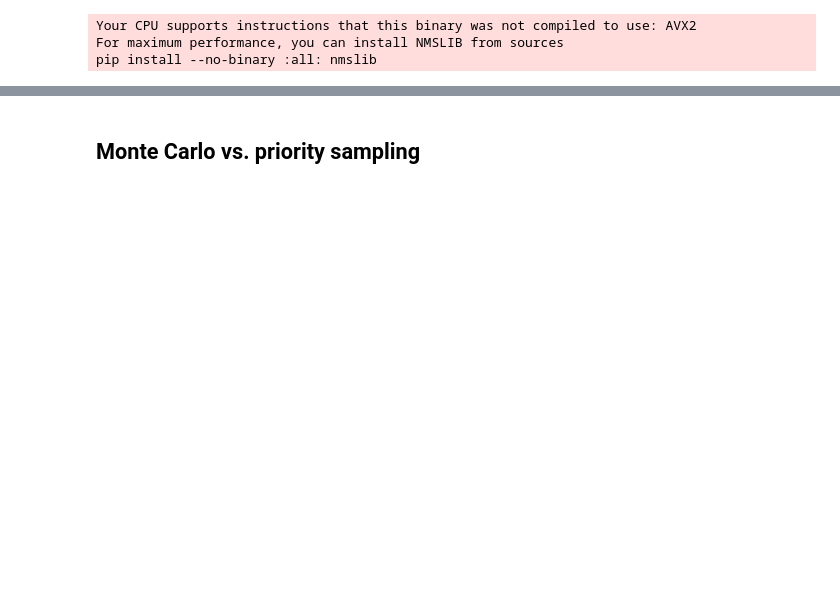
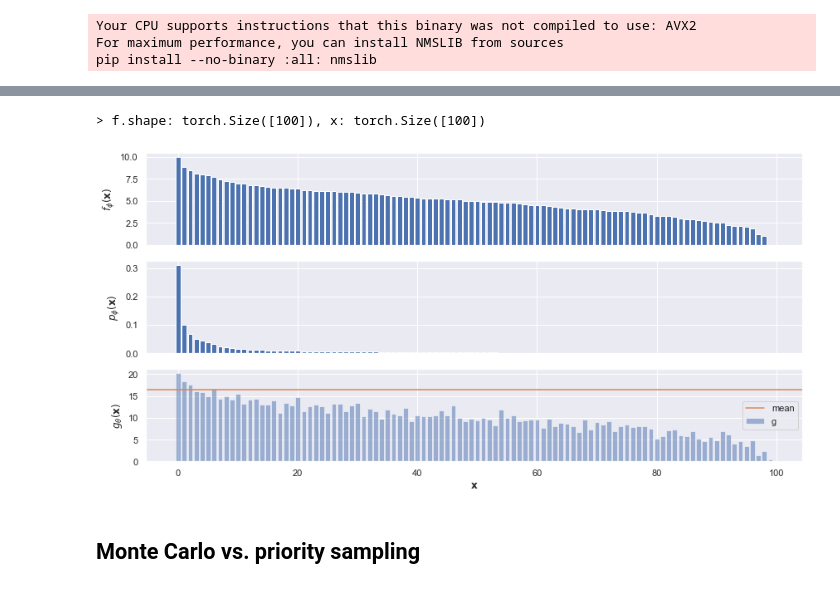
Before and after one commit to FindZebra/fz-openqa, a Jupyter notebook: notebooks/priority_sampling.ipynb, the cells around one changed output, grey strips where cells are left out. Cells and saved outputs as stored; diff of their text form; code cells hidden in the pictures; blank space fills up the shorter version.

```diff
--- a/notebooks/priority_sampling.ipynb
+++ b/notebooks/priority_sampling.ipynb
@@ -98,3 +17,63 @@ plt.show()
+# %%
+def sworw_sample(
+        logits: torch.Tensor,
+        m: int,
+        largest: bool = False,
+        **kwargs
+) -> Tuple[torch.Tensor, torch.Tensor]:
+    log_probs = logits.log_softmax(dim=-1)
+
+    if largest:
+        z = torch.topk(log_probs, m, largest=True, dim=-1).indices
+    else:
+        # ~Gumbel(0,1)
+        gumbels = (
+            -torch.empty_like(log_probs,
+                              memory_format=torch.legacy_contiguous_format).exponential_().log()
+        )
+        gz = log_probs + gumbels
+        z = torch.topk(gz, m, largest=True, dim=-1).indices
+
+    log_pz = log_probs.gather(dim=-1, index=z)
+    log_qz = log_pz - log_pz.logsumexp(dim=-1, keepdim=True)
+
+    return z, log_qz
+
+
+# base functions
+n = 100
+x = torch.range(0, n - 1)
+f = 2 * torch.randn(n, )
+f -= f.min()
+g = (2 * f + 1 * torch.randn(n, )).abs()
+f, idx = f.sort(descending=True)
+g = g[idx]
+rich.print(f"> f.shape: {f.shape}, x: {x.shape}")
+
+fig, axes = plt.subplots(3, 1, sharex=True, figsize=(12, 6))
+axes[0].bar(x, f.numpy())
+axes[0].set_ylabel(r"$f_\phi(\mathbf{x})$")
+log_p = f.log_softmax(dim=-1)
+axes[1].bar(x, log_p.exp().numpy(), label="p")
+axes[1].set_ylabel(r"$p_\phi(\mathbf{x})$")
+# axes[1].set_yscale("log")
+
+mu = torch.sum(log_p.exp() * g)
+axes[2].bar(x, g.numpy(), label="g", color=colors[0], alpha=0.5)
+axes[2].axhline(mu, color=colors[1], label="mean")
+axes[2].set_ylabel(r"$g_\theta(\mathbf{x})$")
+axes[2].set_xlabel(r"$\mathbf{x}$")
+axes[2].legend()
+
+
+# estimate
+z, log_w = sworw_sample(log_p, m=10, largest=False)
+
+plt.tight_layout()
+plt.show()
+# %% [output]
+> f.shape: torch.Size([100]), x: torch.Size([100])
+[figure, added]
 # %% [markdown]
 ## Monte Carlo vs. priority sampling
 # %%
```
Also changed, not shown: parts of 7 cells of this notebook, 2 other files.
